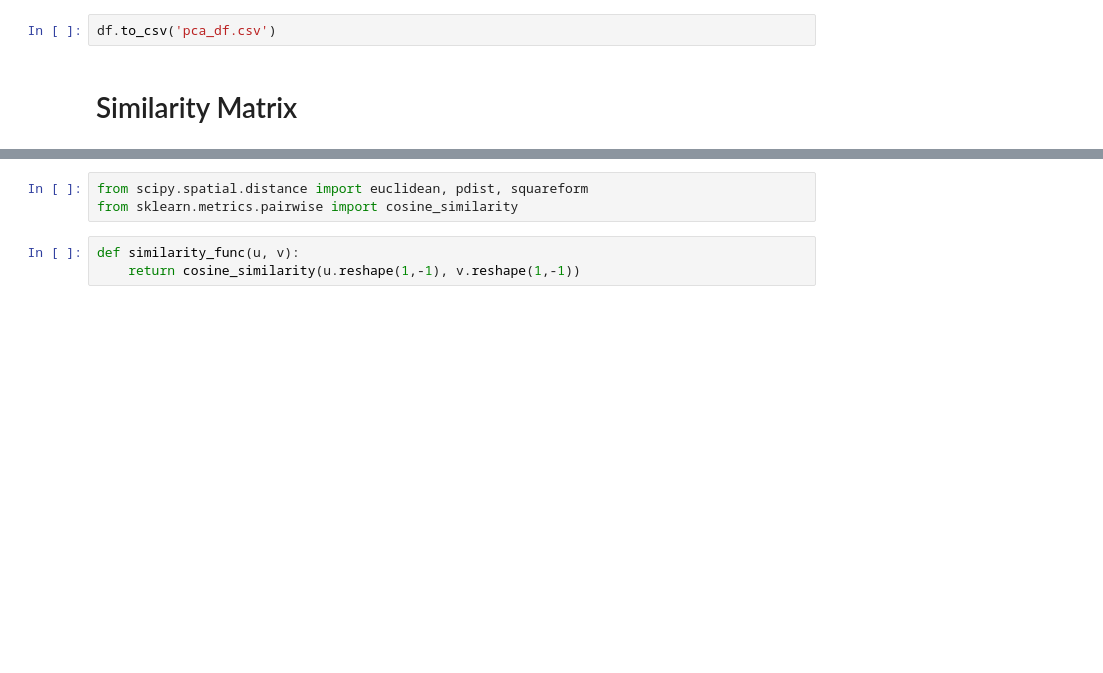
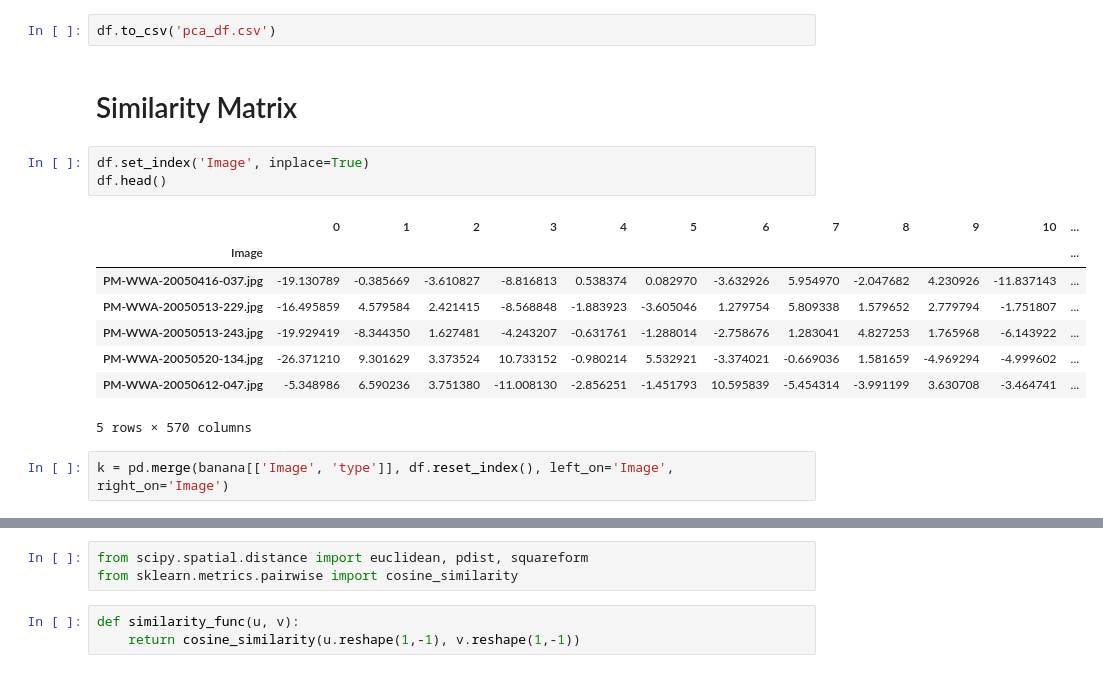
Before and after one commit to akuma527/IProjects, a Jupyter notebook: I&D_Whale/Baseline_Predictions.ipynb, the cells around one changed output, grey strips where cells are left out. Cells and saved outputs as stored; diff of their text form; blank space fills up the shorter version.

```diff
--- a/I&D_Whale/Baseline_Predictions.ipynb
+++ b/I&D_Whale/Baseline_Predictions.ipynb
@@ -67,3 +67,17 @@ df.head()
 df.to_csv('pca_df.csv')
 # %% [markdown]
 # Similarity Matrix
+# %%
+df.set_index('Image', inplace=True)
+df.head()
+# %% [output]
+|  | 0 | 1 | 2 | 3 | 4 | 5 | 6 | 7 | 8 | 9 | 10 | ... |
+| Image |  |  |  |  |  |  |  |  |  |  |  | ... |
+| PM-WWA-20050416-037.jpg | -19.130789 | -0.385669 | -3.610827 | -8.816813 | 0.538374 | 0.082970 | -3.632926 | 5.954970 | -2.047682 | 4.230926 | -11.837143 | ... |
+| PM-WWA-20050513-229.jpg | -16.495859 | 4.579584 | 2.421415 | -8.568848 | -1.883923 | -3.605046 | 1.279754 | 5.809338 | 1.579652 | 2.779794 | -1.751807 | ... |
+| PM-WWA-20050513-243.jpg | -19.929419 | -8.344350 | 1.627481 | -4.243207 | -0.631761 | -1.288014 | -2.758676 | 1.283041 | 4.827253 | 1.765968 | -6.143922 | ... |
+| PM-WWA-20050520-134.jpg | -26.371210 | 9.301629 | 3.373524 | 10.733152 | -0.980214 | 5.532921 | -3.374021 | -0.669036 | 1.581659 | -4.969294 | -4.999602 | ... |
+| PM-WWA-20050612-047.jpg | -5.348986 | 6.590236 | 3.751380 | -11.008130 | -2.856251 | -1.451793 | 10.595839 | -5.454314 | -3.991199 | 3.630708 | -3.464741 | ... |
+5 rows × 570 columns
+# %%
+k = pd.merge(banana[['Image', 'type']], df.reset_index(), left_on='Image', right_on='Image')
```
Also changed, not shown: parts of 15 cells of this notebook.
